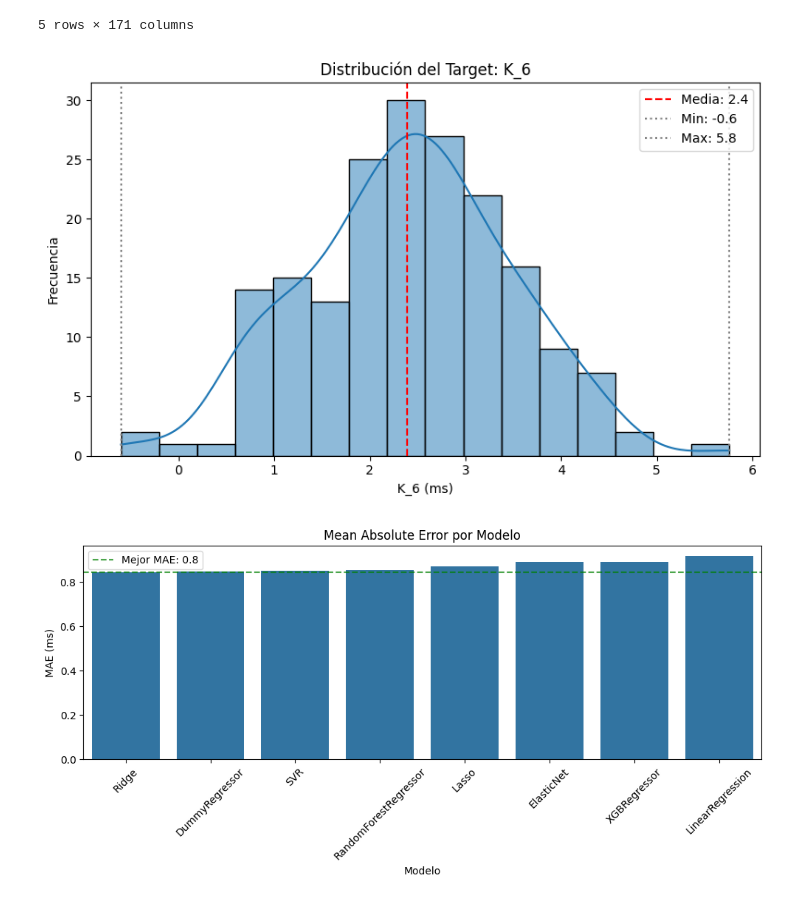
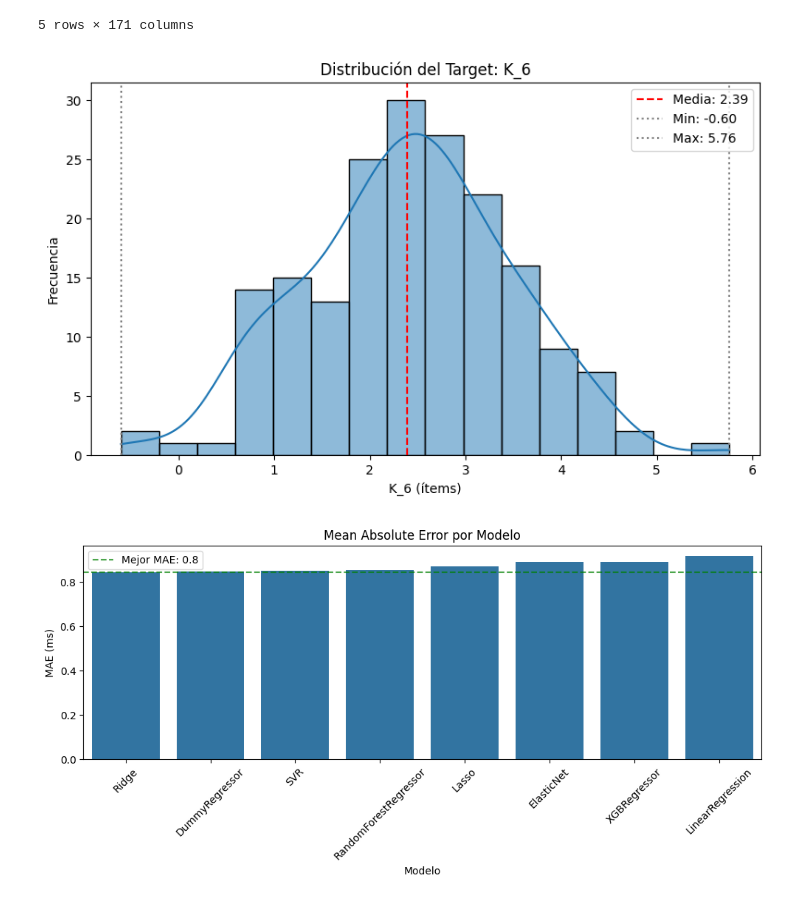
Before and after one commit to gianluca-capelo/datapruebas_analysis, a Jupyter notebook: analysis/tmt_k_ml_results_analysis.ipynb, the cells around one changed output. Cells and saved outputs as stored; diff of their text form; code cells hidden in the pictures.

```diff
--- a/analysis/tmt_k_ml_results_analysis.ipynb
+++ b/analysis/tmt_k_ml_results_analysis.ipynb
@@ -49,20 +49,20 @@ Target: K_6
 # %%
 import matplotlib.pyplot as plt
 import seaborn as sns
 
 fig, ax = plt.subplots(figsize=(8, 5))
 sns.histplot(y, kde=True, ax=ax)
-ax.set_xlabel(f'{target_name} (ms)')
+ax.set_xlabel(f'{target_name} (ítems)')
 ax.set_ylabel('Frecuencia')
 ax.set_title(f'Distribución del Target: {target_name}')
-ax.axvline(y.mean(), color='red', linestyle='--', label=f'Media: {y.mean():.1f}')
-ax.axvline(y.min(), color='gray', linestyle=':', label=f'Min: {y.min():.1f}')
-ax.axvline(y.max(), color='gray', linestyle=':', label=f'Max: {y.max():.1f}')
+ax.axvline(y.mean(), color='red', linestyle='--', label=f'Media: {y.mean():.2f}')
+ax.axvline(y.min(), color='gray', linestyle=':', label=f'Min: {y.min():.2f}')
+ax.axvline(y.max(), color='gray', linestyle=':', label=f'Max: {y.max():.2f}')
 ax.legend()
 plt.tight_layout()
 plt.show()
 # %% [output]
-[figure, old version]
+[figure, new version]
 # %%
 fig, ax = plt.subplots(figsize=(10, 5))
 df_sorted = df.sort_values('mae')
```
Also changed, not shown: parts of 28 cells of this notebook.
